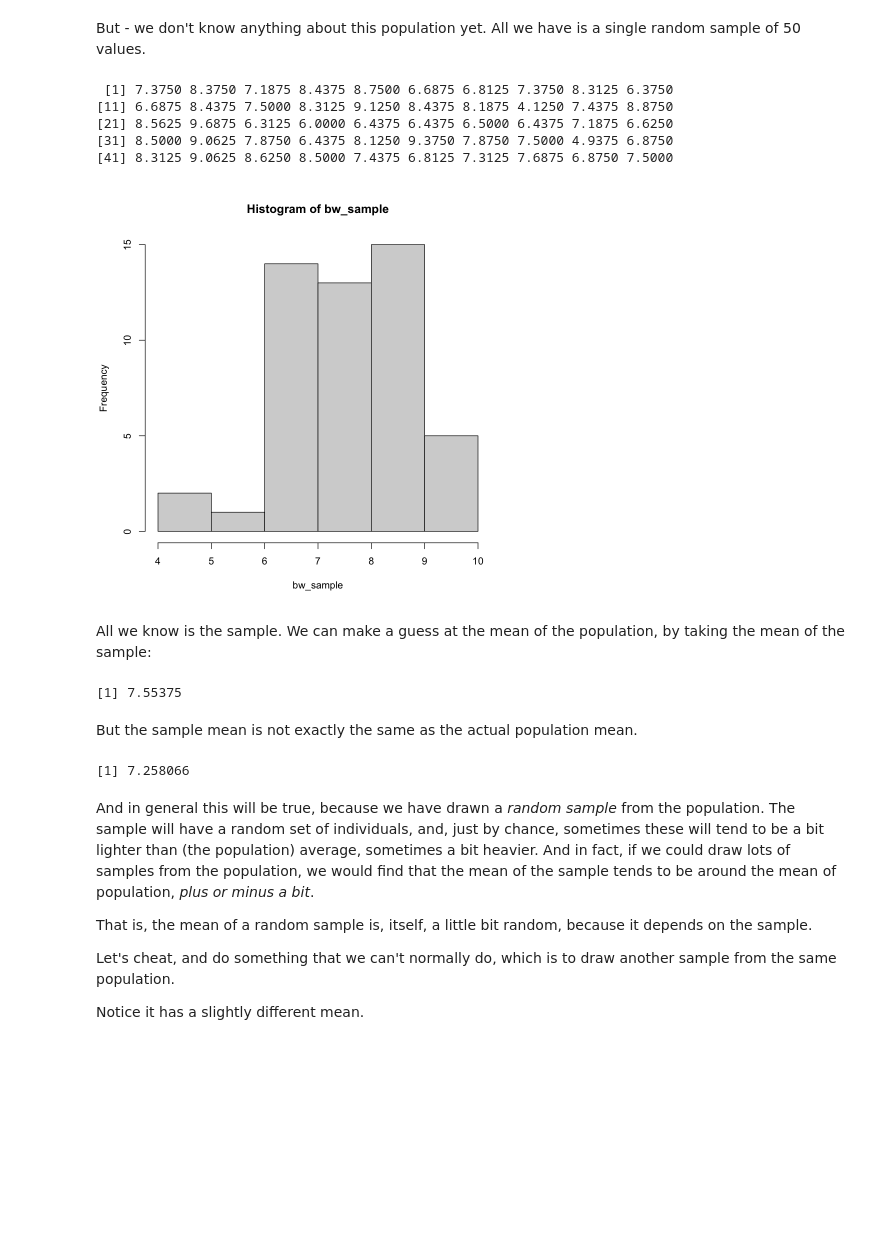
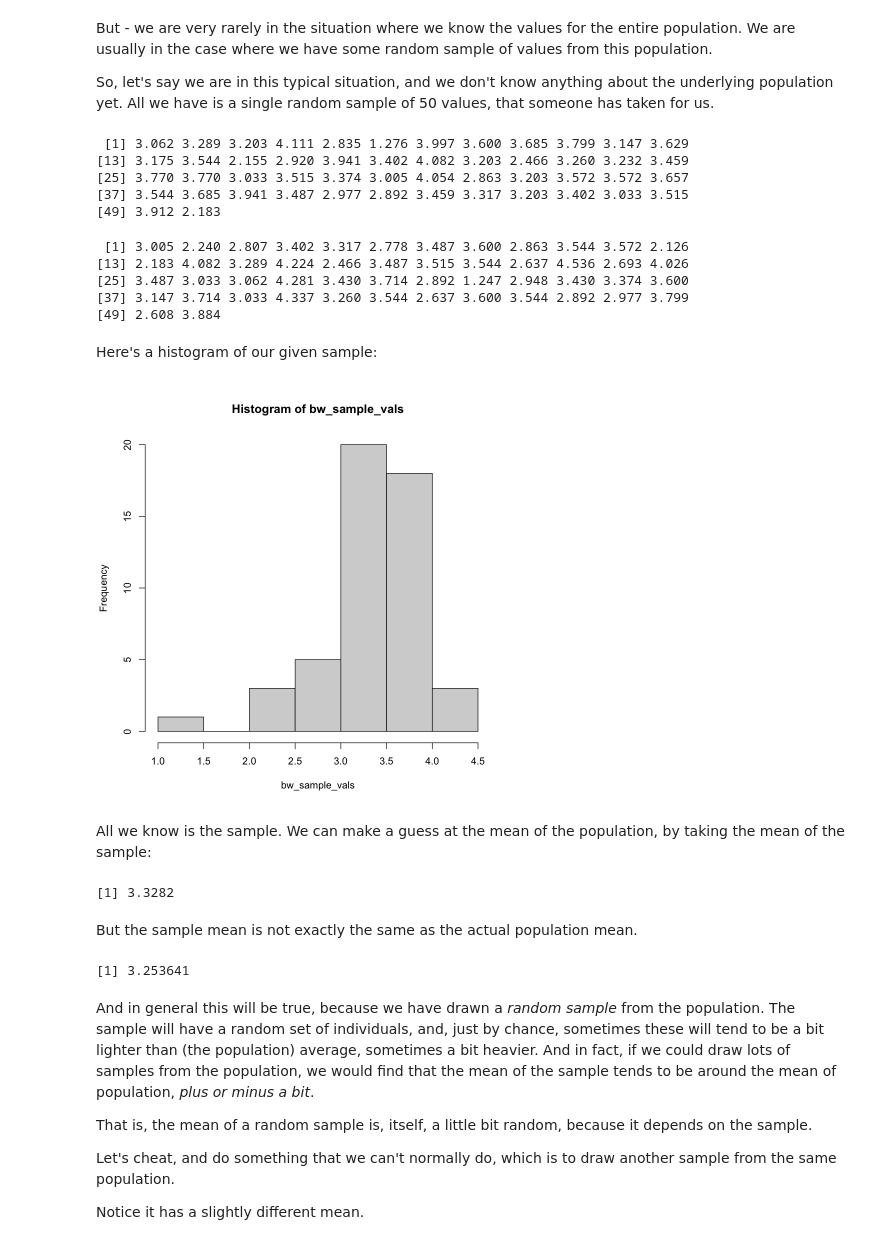
Before and after one commit to matthew-brett/confidence-intervals, a Jupyter notebook: confidence_intervals.ipynb, the cells around one changed output. Drawn from its saved outputs; the diff is of its cells as text; code cells hidden in the pictures; blank space fills up the shorter version.

```diff
--- a/confidence_intervals.ipynb
+++ b/confidence_intervals.ipynb
@@ -29,32 +32,47 @@ hist(birth_weights)
 # %% [markdown]
-But - we don't know anything about this population yet.  All we have is a single random sample of 50 values.
+But - we are very rarely in the situation where we know the values for the entire population.   We are usually in the case where we have some random sample of values from this population.
+
+So, let's say we are in this typical situation, and we don't know anything about the underlying population yet.  All we have is a single random sample of 50 values, that someone has taken for us.
+# %%
+# A random sample of birthweights that someone has taken for us.
+bw_sample_vals = read.csv('data/nc_birth_weights_sample.csv')[['birth_weight']]
+bw_sample_vals
+# %% [output]
+ [1] 3.062 3.289 3.203 4.111 2.835 1.276 3.997 3.600 3.685 3.799 3.147 3.629
+[13] 3.175 3.544 2.155 2.920 3.941 3.402 4.082 3.203 2.466 3.260 3.232 3.459
+[25] 3.770 3.770 3.033 3.515 3.374 3.005 4.054 2.863 3.203 3.572 3.572 3.657
+[37] 3.544 3.685 3.941 3.487 2.977 2.892 3.459 3.317 3.203 3.402 3.033 3.515
+[49] 3.912 2.183
 # %%
-bw_sample <- sample(birth_weights, size=50)
-bw_sample
+# This is the kind of random sample I would get by using the
+# `sample` function in R, like this:
+sample(bw_pop_vals, size=50)
 # %% [output]
- [1] 7.3750 8.3750 7.1875 8.4375 8.7500 6.6875 6.8125 7.3750 8.3125 6.3750
-[11] 6.6875 8.4375 7.5000 8.3125 9.1250 8.4375 8.1875 4.1250 7.4375 8.8750
-[21] 8.5625 9.6875 6.3125 6.0000 6.4375 6.4375 6.5000 6.4375 7.1875 6.6250
-[31] 8.5000 9.0625 7.8750 6.4375 8.1250 9.3750 7.8750 7.5000 4.9375 6.8750
-[41] 8.3125 9.0625 8.6250 8.5000 7.4375 6.8125 7.3125 7.6875 6.8750 7.5000
+ [1] 3.005 2.240 2.807 3.402 3.317 2.778 3.487 3.600 2.863 3.544 3.572 2.126
+[13] 2.183 4.082 3.289 4.224 2.466 3.487 3.515 3.544 2.637 4.536 2.693 4.026
+[25] 3.487 3.033 3.062 4.281 3.430 3.714 2.892 1.247 2.948 3.430 3.374 3.600
+[37] 3.147 3.714 3.033 4.337 3.260 3.544 2.637 3.600 3.544 2.892 2.977 3.799
+[49] 2.608 3.884
+# %% [markdown]
+Here's a histogram of our given sample:
 # %%
-hist(bw_sample)
+hist(bw_sample_vals)
 # %% [output]
-[figure, old version]
+[figure, new version]
 # %% [markdown]
 All we know is the sample.  We can make a guess at the mean of the population, by taking the mean of the sample:
 # %%
-sample_mean <- mean(bw_sample)
+sample_mean <- mean(bw_sample_vals)
 sample_mean
 # %% [output]
-[1] 7.55375
+[1] 3.3282
 # %% [markdown]
 But the sample mean is not exactly the same as the actual population mean.
 # %%
-pop_mean <- mean(birth_weights)
+pop_mean <- mean(bw_pop_vals)
 pop_mean
 # %% [output]
-[1] 7.258066
+[1] 3.253641
 # %% [markdown]
 And in general this will be true, because we have drawn a *random sample* from the population.  The sample will have a random set of individuals, and, just by chance, sometimes these will tend to be a bit lighter than (the population) average, sometimes a bit heavier.  And in fact, if we could draw lots of samples from the population, we would find that the mean of the sample tends to be around the mean of population, *plus or minus a bit*.
 
```
Also changed, not shown: parts of 28 cells of this notebook, 5 other files.
